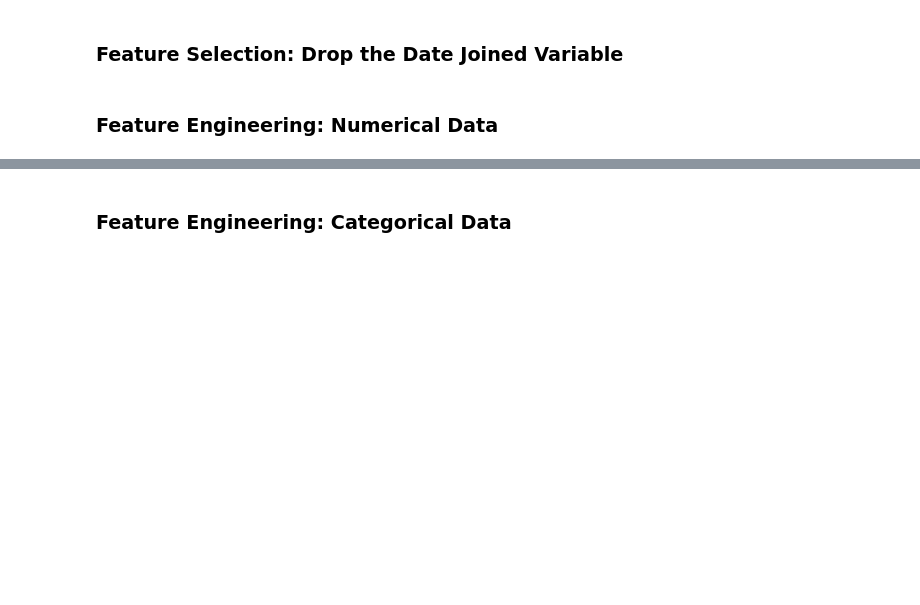
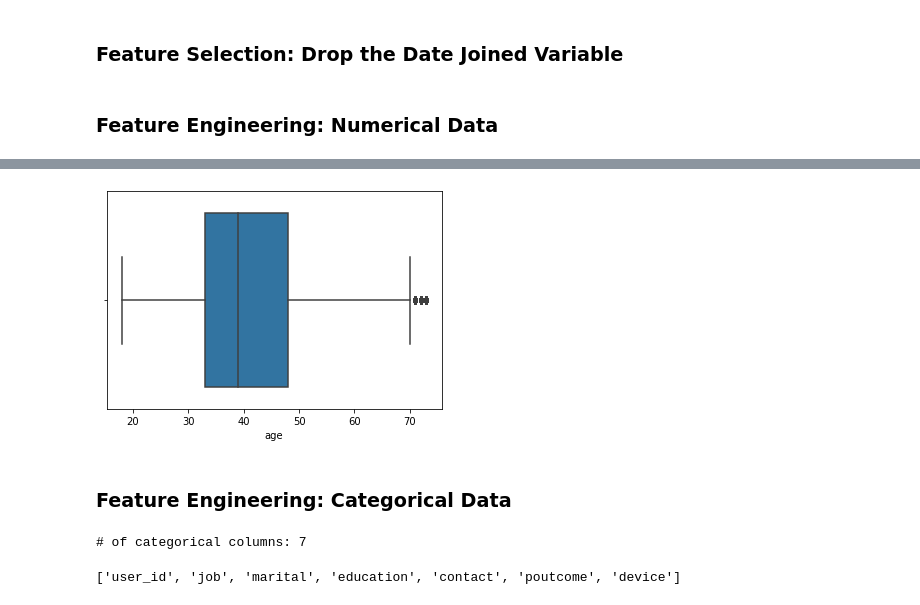
Before and after one commit to shaq31415926/ip302, a Jupyter notebook: notebooks/05-sh-ip302-lecture.ipynb, the cells around one changed output, grey strips where cells are left out. Cells and saved outputs as stored; diff of their text form; code cells hidden in the pictures; blank space fills up the shorter version.

```diff
--- a/notebooks/05-sh-ip302-lecture.ipynb
+++ b/notebooks/05-sh-ip302-lecture.ipynb
@@ -58,7 +200,21 @@ users_data.drop(['date_joined'], axis = 1, inplace = True)
+# %%
+sns.boxplot(users_data_cleaned.age);
+# %% [output]
+[figure, added]
 # %% [markdown]
 ### Feature Engineering: Categorical Data
 # %%
 # identify all the categorical features
+
+categorical_columns = list(users_data_cleaned.select_dtypes(
+                        ['object']).columns)
+print("# of categorical columns:", len(categorical_columns))
+# %% [output]
+# of categorical columns: 7
+# %%
+categorical_columns
+# %% [output]
+['user_id', 'job', 'marital', 'education', 'contact', 'poutcome', 'device']
 # %%
 # We want to look at the distribution of e.g. jobs across all users
 # We could use the value_counts function to get a count of unique values
```
Also changed, not shown: parts of 47 cells of this notebook.
